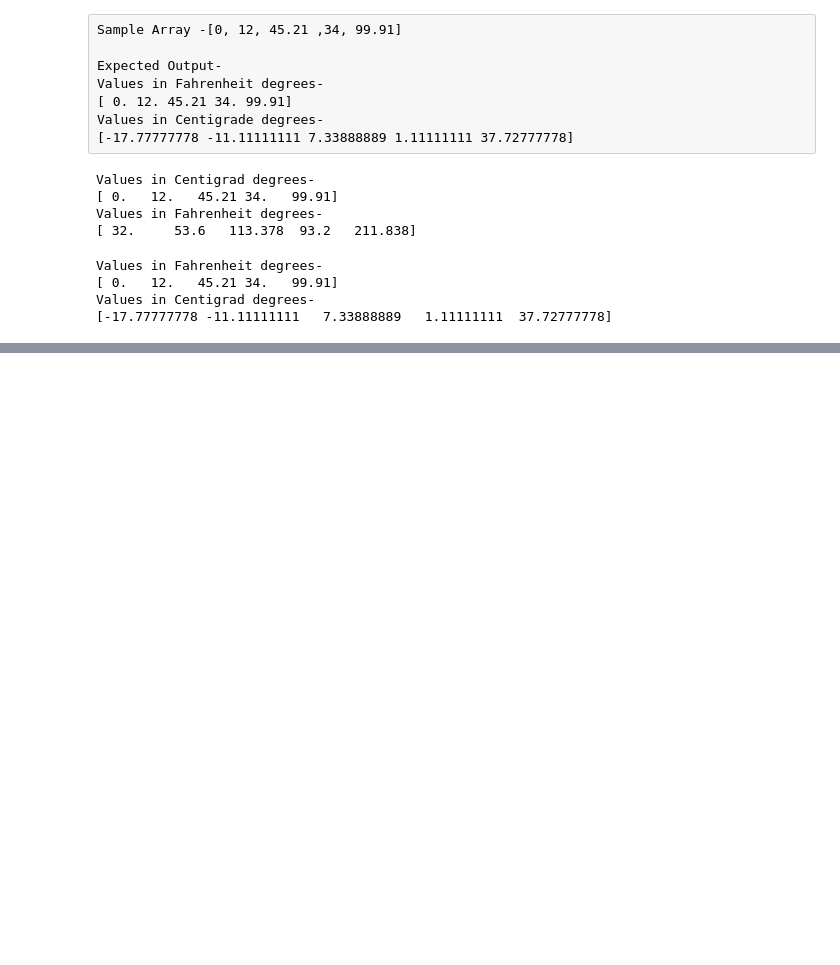
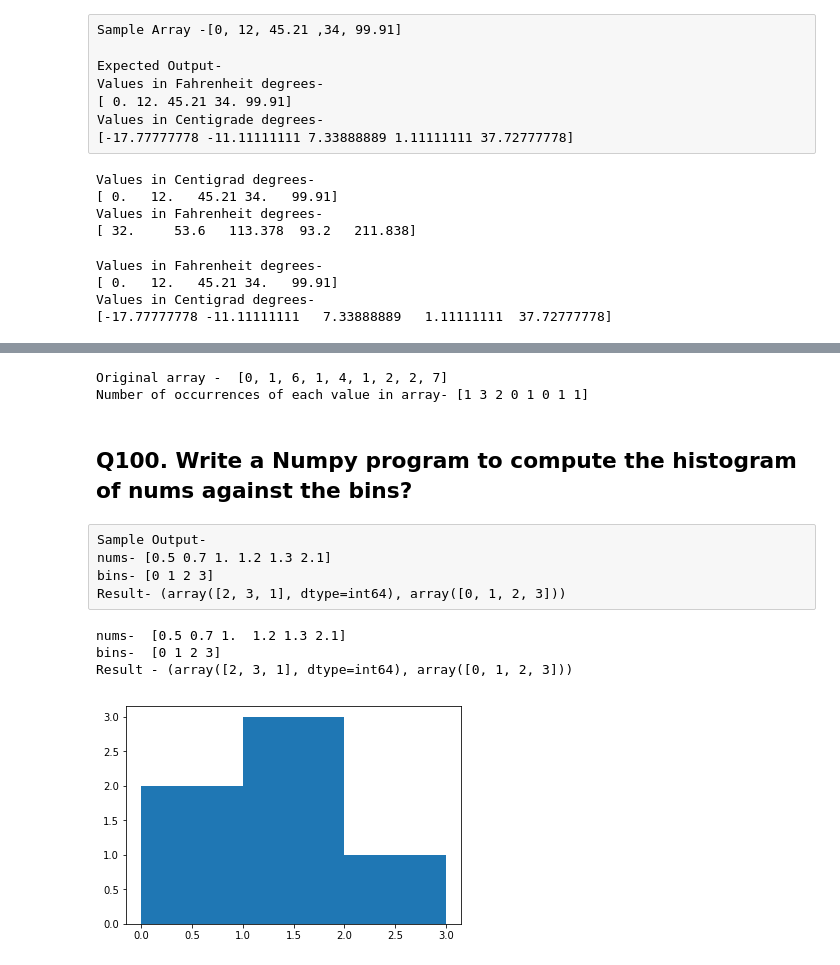
Before and after one commit to sateeshfrnd/DataAnalysisWithPython, a Jupyter notebook: Assignments/Programs/NumPy-48_100.ipynb, the cells around one changed output, grey strips where cells are left out. Cells and saved outputs as stored; diff of their text form; code cells hidden in the pictures; blank space fills up the shorter version.

```diff
--- a/Assignments/Programs/NumPy-48_100.ipynb
+++ b/Assignments/Programs/NumPy-48_100.ipynb
@@ -132,0 +1145,34 @@ Values in Centigrad degrees-
+# %%
+np99 = [0, 1, 6, 1, 4, 1, 2, 2, 7]
+print('Original array - ',np99)
+
+print("Number of occurrences of each value in array-",np.bincount(np99))
+# %% [output]
+Original array -  [0, 1, 6, 1, 4, 1, 2, 2, 7]
+Number of occurrences of each value in array- [1 3 2 0 1 0 1 1]
+# %% [markdown]
+## Q100. Write a Numpy program to compute the histogram of nums against the bins?
+# %% [raw]
+Sample Output-
+nums- [0.5 0.7 1. 1.2 1.3 2.1]
+bins- [0 1 2 3]
+Result- (array([2, 3, 1], dtype=int64), array([0, 1, 2, 3]))
+# %%
+import numpy as np
+import matplotlib.pyplot as plt
+
+nums = np.array([0.5, 0.7, 1.0, 1.2, 1.3, 2.1])
+bins = np.array([0, 1, 2, 3])
+
+print("nums- ",nums)
+print("bins- ",bins)
+print("Result -", np.histogram(nums, bins))
+
+%matplotlib inline
+plt.hist(nums, bins=bins)
+plt.show()
+# %% [output]
+nums-  [0.5 0.7 1.  1.2 1.3 2.1]
+bins-  [0 1 2 3]
+Result - (array([2, 3, 1], dtype=int64), array([0, 1, 2, 3]))
+[figure, added]
```
Also changed, not shown: parts of 139 cells of this notebook.
